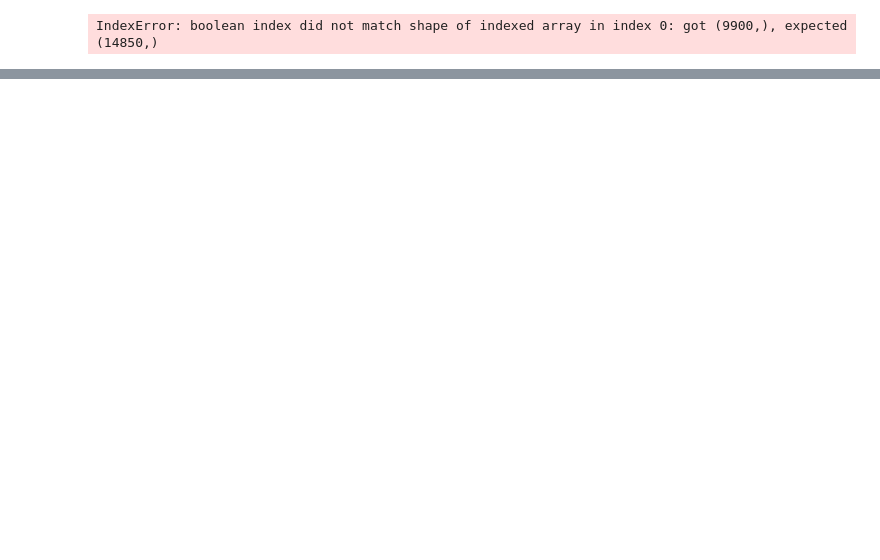
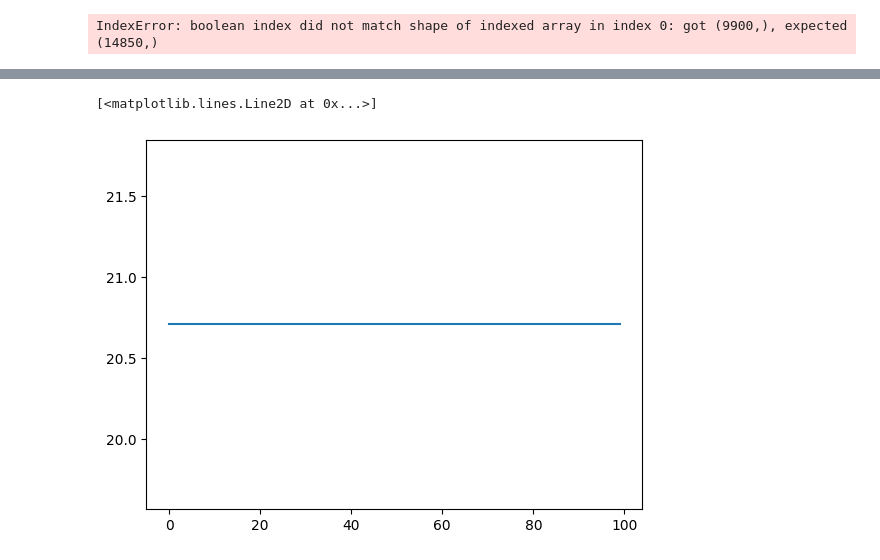
Before and after one commit to mmccraw98/notebooks-fall-25, a Jupyter notebook: 12/testing-jaxdem-scripts/jamming/mac-test.ipynb, the cells around one changed output, grey strips where cells are left out. Drawn from its saved outputs; the diff is of its cells as text; code cells hidden in the pictures; blank space fills up the shorter version.

```diff
--- a/12/testing-jaxdem-scripts/jamming/mac-test.ipynb
+++ b/12/testing-jaxdem-scripts/jamming/mac-test.ipynb
@@ -76,13 +76,13 @@ def set_temperature(state, target_temperature, seed, dof_func, subtract_mean_vel
     state.vel *= scale
     state.angVel *= scale
     temperature = calculate_temperature(state, dof_func)
-    assert temperature == target_temperature
+    assert jnp.isclose(temperature, target_temperature)
     return state
 # %%
 # build a set of states and systems using vmap
 
 N_systems = 1
-N = 100
+N = 10
 phi = 0.4
 dim = 3
 e_int = 1.0
@@ -200,3 +204,36 @@ scaled_state, scaled_system = scale_by_packing_fraction_offset(state, system, -1
 target_temperature = 0.1
 seed = np.random.randint(0, 1000000)
 state = set_temperature(state, target_temperature, seed, dof_disk, True)
+# %%
+base_system = replace(system)
+base_state = replace(state)
+# %%
+_system = jd.System.create(
+    state_shape=base_state.shape,
+    dt=dt,
+    linear_integrator_type="verlet",
+    domain_type="periodic",
+    force_model_type="spring",
+    collider_type="naive",
+    # collider_type="celllist",
+    # collider_kw=dict(state=base_state),
+    mat_table=base_system.mat_table,
+    domain_kw=dict(
+        box_size=base_system.domain.box_size,
+    ),
+)
+
+target_temperature = 1e-4
+seed = np.random.randint(0, 1000000)
+_state, _system = scale_by_packing_fraction_offset(base_state, _system, -1e-1, copy=True)
+_state = set_temperature(base_state, target_temperature, seed, dof_disk, True)
+
+n_repeats = 100
+ke = np.zeros(n_repeats)
+pe = np.zeros(n_repeats)
+for i in range(n_repeats):
+    n_steps = 100
+    _state, _system = _system.step(_state, _system, n=n_steps)
+    ke_t = 0.5 * (_state.mass * jnp.sum(_state.vel ** 2, axis=-1))
+    ke[i] = jnp.sum(ke_t)
+    pe[i] = jnp.sum(_system.collider.compute_potential_energy(_state, _system))
@@ -202,0 +247,5 @@ state = set_temperature(state, target_temperature, seed, dof_disk, True)
+# %%
+plt.plot(pe)
+# %% [output]
+[<matplotlib.lines.Line2D at 0x...>]
+[figure, added]
```
Also changed, not shown: parts of 3 cells of this notebook, 2 other files.
